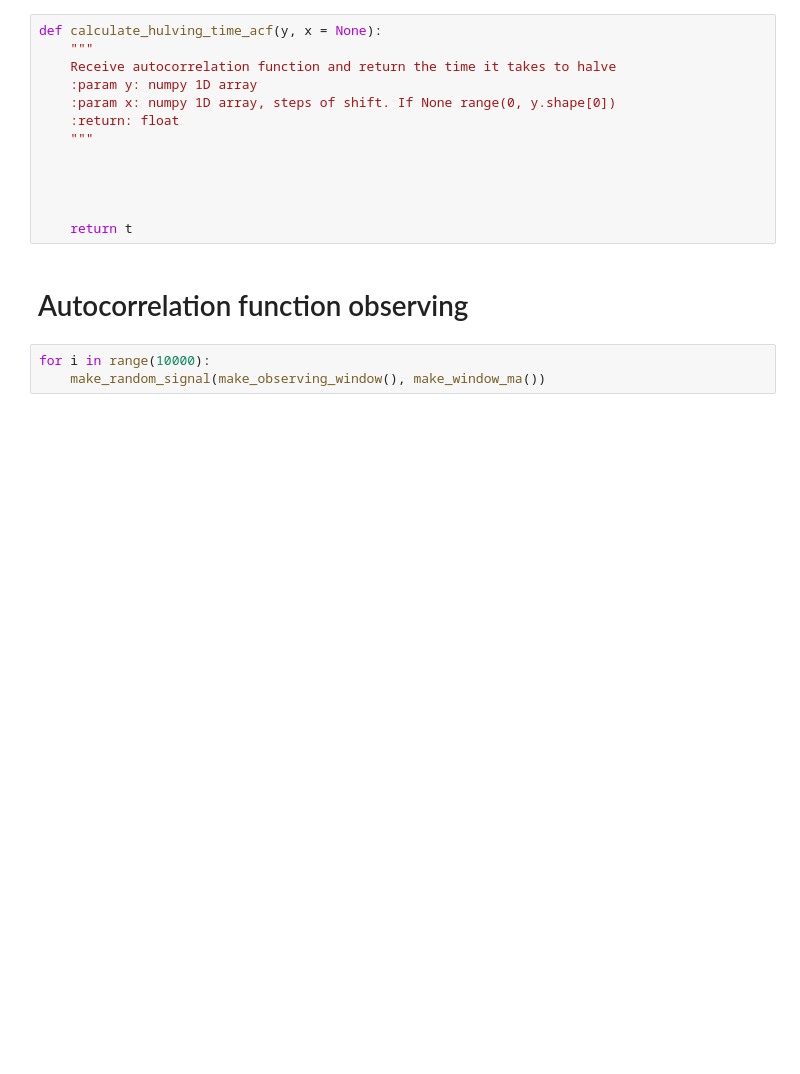
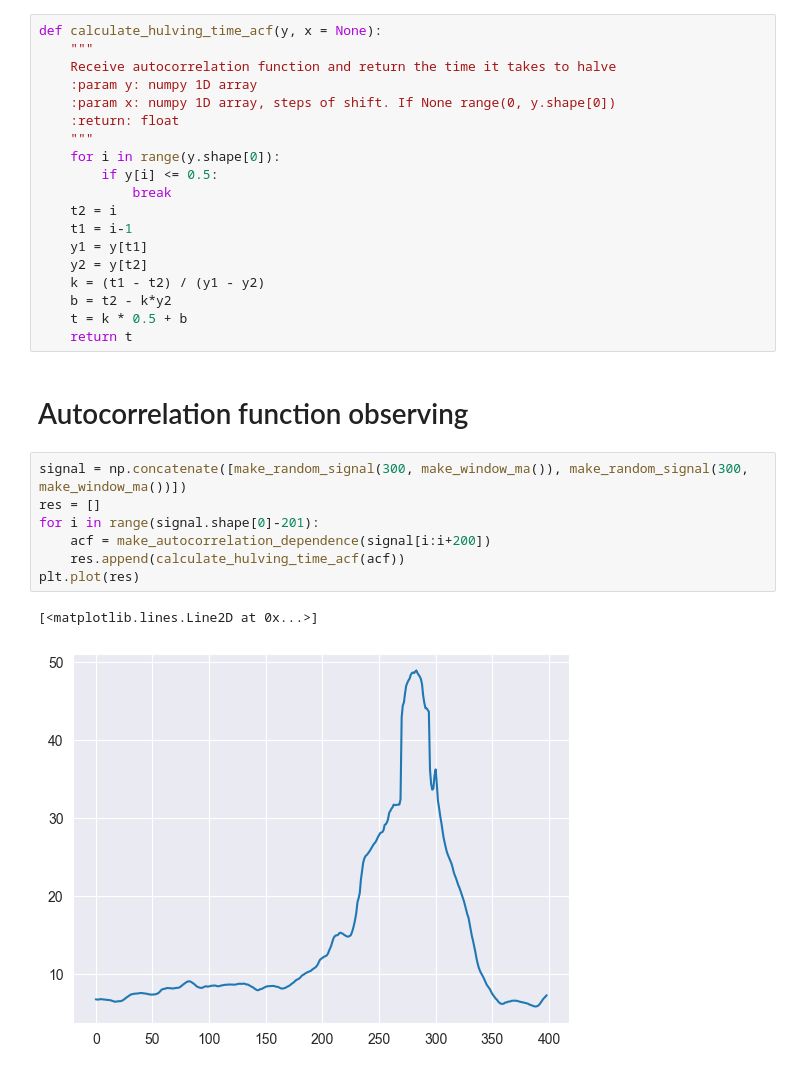
Before and after one commit to aldmitry/signal_processing_with_NN, a Jupyter notebook: ACF_NN.ipynb, the cells around one changed output. Drawn from its saved outputs; the diff is of its cells as text; blank space fills up the shorter version.

```diff
--- a/ACF_NN.ipynb
+++ b/ACF_NN.ipynb
@@ -98,13 +98,26 @@ def calculate_hulving_time_acf(y, x = None):
     :param x: numpy 1D array, steps of shift. If None range(0, y.shape[0])
     :return: float
     """
-
-
-
-
+    for i in range(y.shape[0]):
+        if y[i] <= 0.5:
+            break
+    t2 = i
+    t1 = i-1
+    y1 = y[t1]
+    y2 = y[t2]
+    k = (t1 - t2) / (y1 - y2)
+    b = t2 - k*y2
+    t = k * 0.5 + b
     return t
 # %% [markdown]
 # Autocorrelation function observing
-# %%
-for i in range(10000):
-    make_random_signal(make_observing_window(), make_window_ma())
+# %%
+signal = np.concatenate([make_random_signal(300, make_window_ma()), make_random_signal(300, make_window_ma())])
+res = []
+for i in range(signal.shape[0]-201):
+    acf = make_autocorrelation_dependence(signal[i:i+200])
+    res.append(calculate_hulving_time_acf(acf))
+plt.plot(res)
+# %% [output]
+[<matplotlib.lines.Line2D at 0x...>]
+[figure, added]
```
Also changed, not shown: parts of 1 cell of this notebook, 1 other file.
